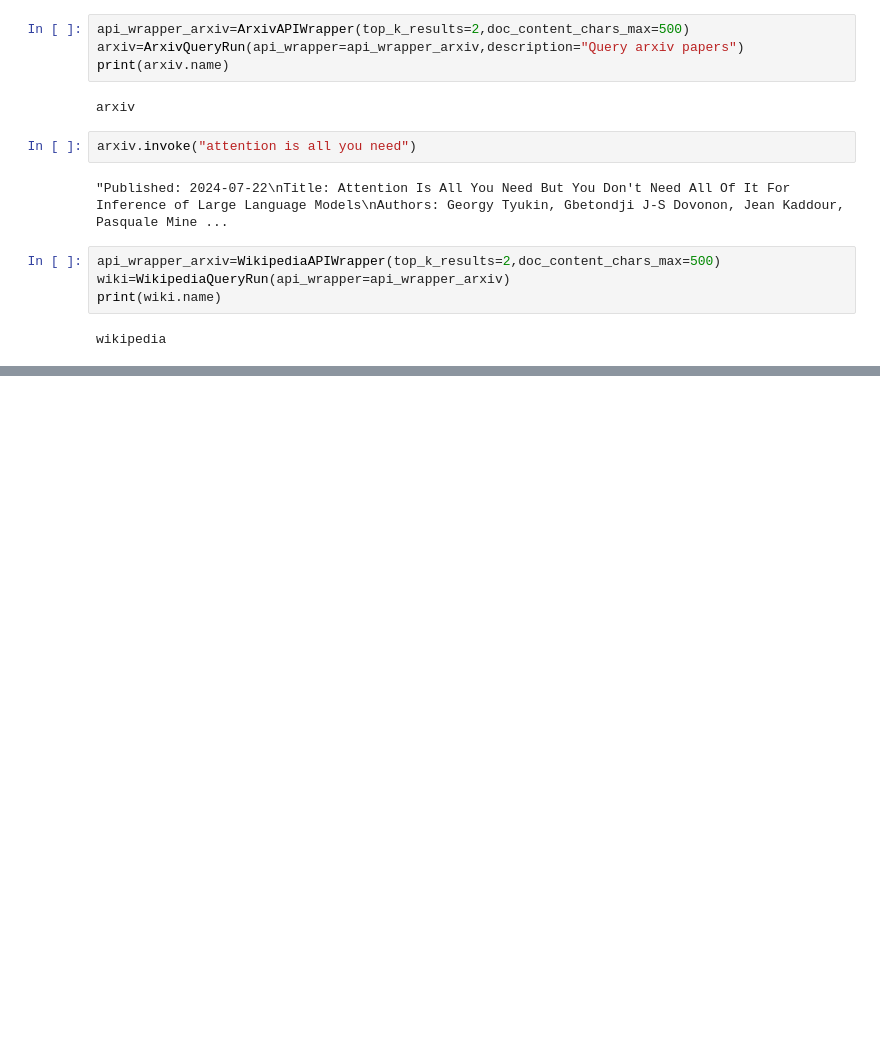
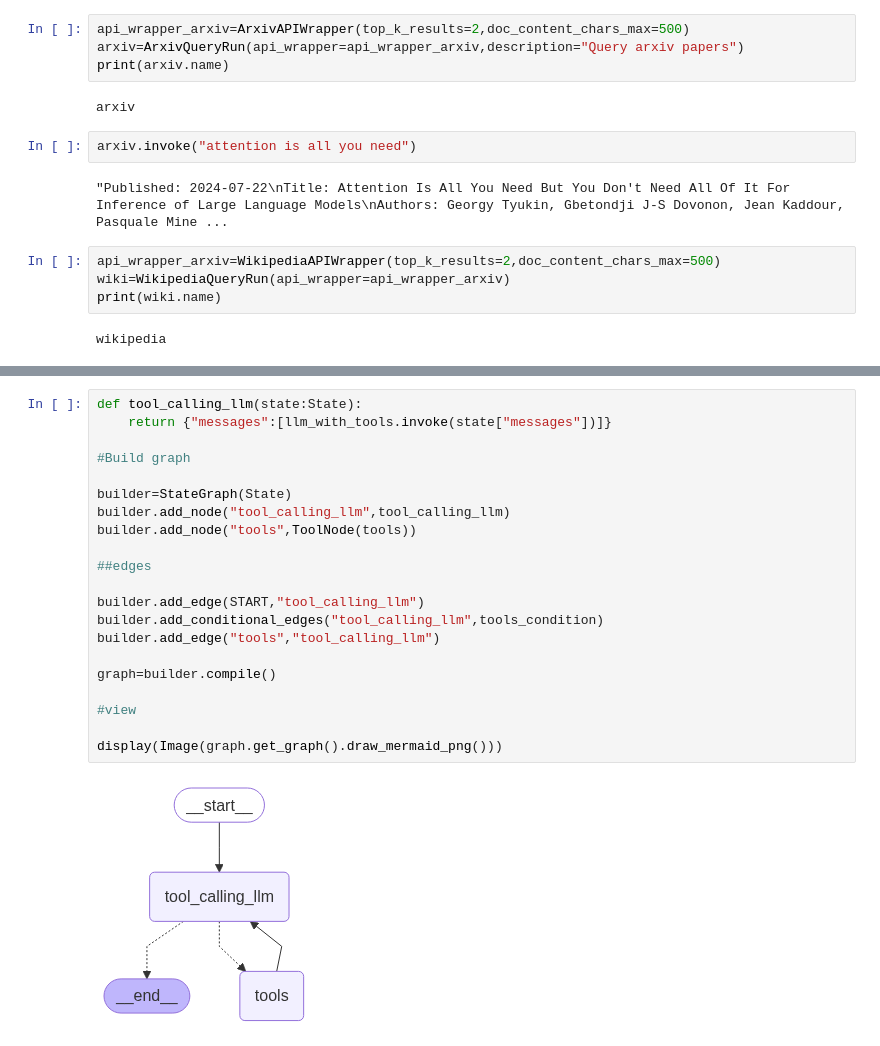
Before and after one commit to AgenticSkillDevelopment/Vikas-Agentic-Learning, a Jupyter notebook: chatbotmultitools.ipynb, the cells around one changed output, grey strips where cells are left out. Saved outputs shown, nothing was run; the diff lists cells and outputs as text; blank space fills up the shorter version.

```diff
--- a/chatbotmultitools.ipynb
+++ b/chatbotmultitools.ipynb
@@ -29,0 +143,23 @@ TypeError: getenv() missing 1 required positional argument: 'key'
+# %%
+def tool_calling_llm(state:State):
+    return {"messages":[llm_with_tools.invoke(state["messages"])]}
+
+#Build graph
+
+builder=StateGraph(State)
+builder.add_node("tool_calling_llm",tool_calling_llm)
+builder.add_node("tools",ToolNode(tools))
+
+##edges
+
+builder.add_edge(START,"tool_calling_llm")
+builder.add_conditional_edges("tool_calling_llm",tools_condition)
+builder.add_edge("tools","tool_calling_llm")
+
+graph=builder.compile()
+
+#view
+
+display(Image(graph.get_graph().draw_mermaid_png()))
+# %% [output]
+[figure, added]
```
Also changed, not shown: parts of 16 cells of this notebook, 6 other files.
